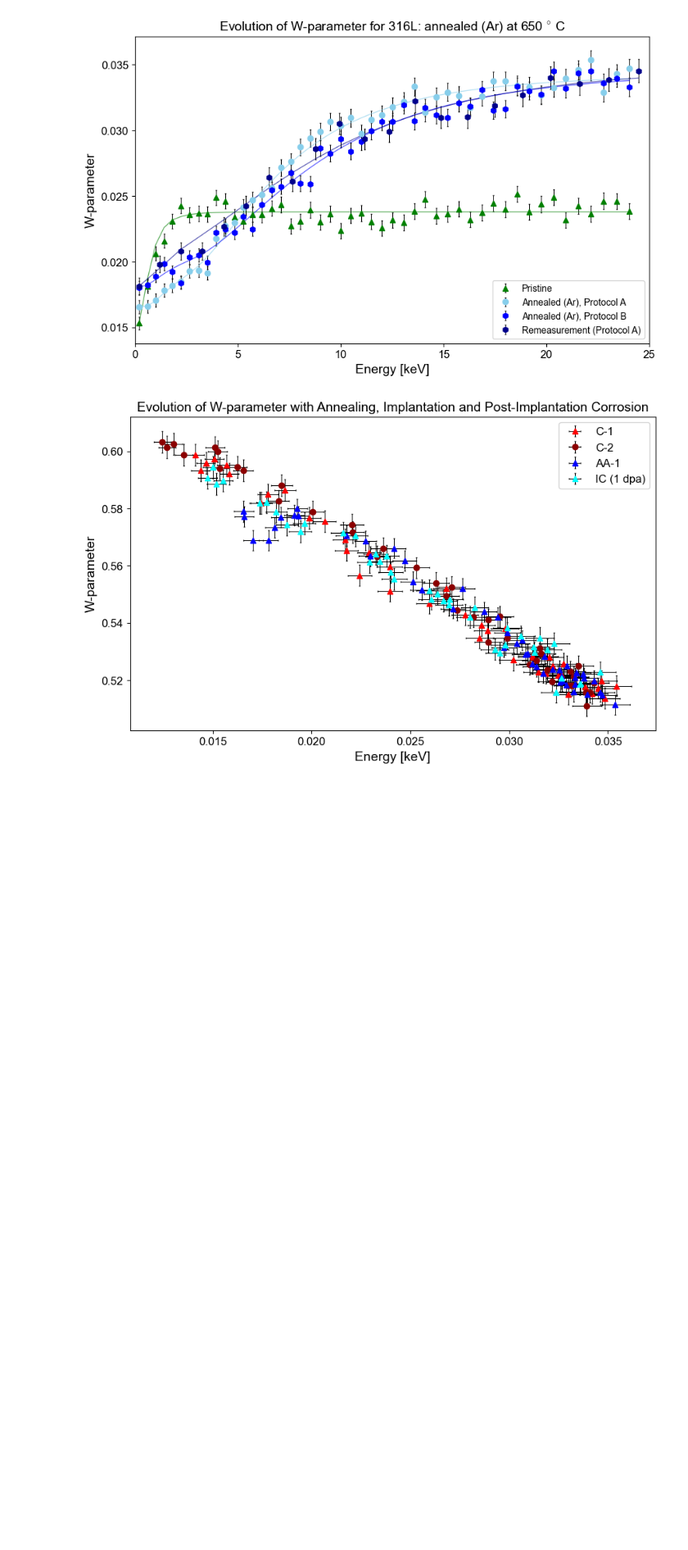
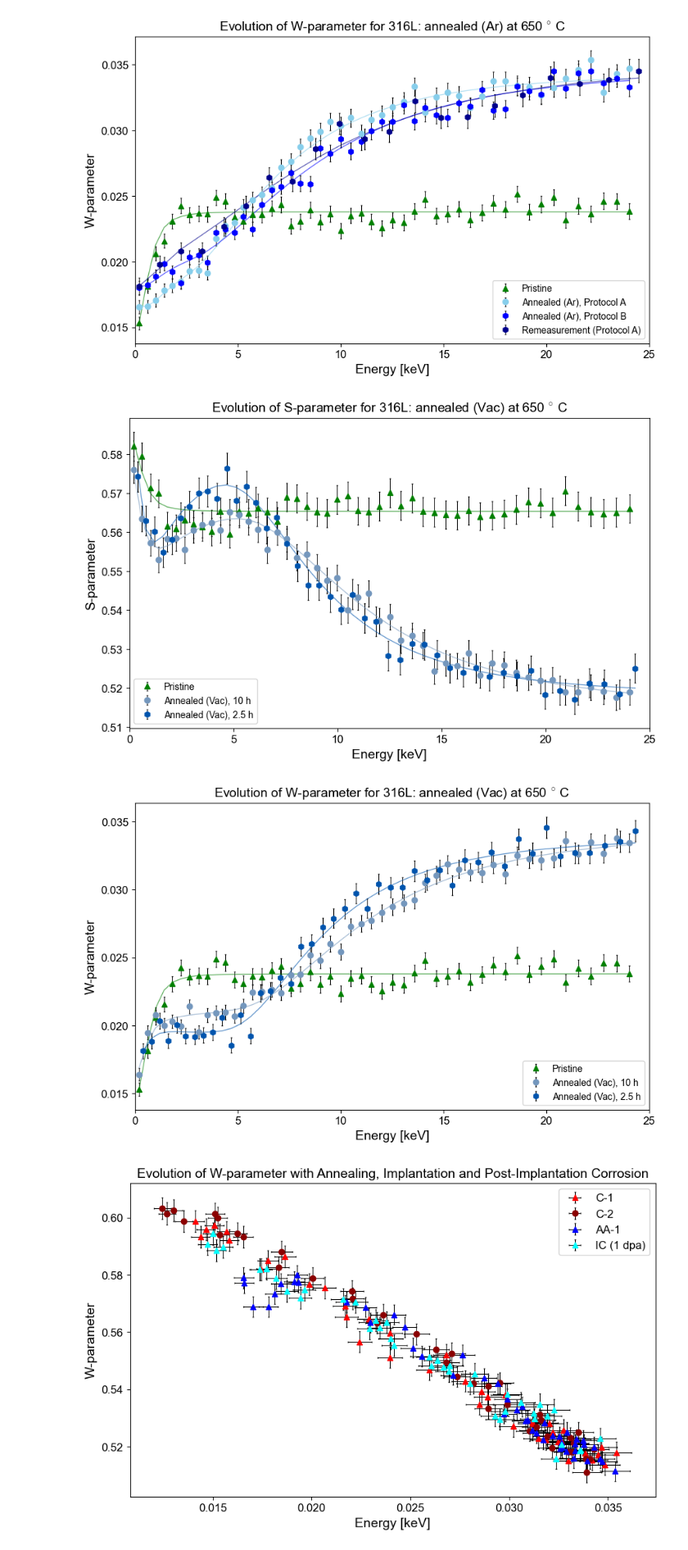
Before and after one commit to jeanvictorbendixenfm-web/Programming-PALS, a Jupyter notebook: PAS_analyzer.ipynb, the cells around one changed output. Shown at 82% size. Drawn from its saved outputs; the diff is of its cells as text; code cells hidden in the pictures; blank space fills up the shorter version.

```diff
--- a/PAS_analyzer.ipynb
+++ b/PAS_analyzer.ipynb
@@ -638,6 +638,70 @@ plt.show()
 # %% [output]
 [figure]
 [figure]
+# %%
+#Annealed, Corroded and Implanted
+
+plt.figure(figsize=(10, 6))
+#plt.errorbar(energy_316AA_1, s_316AA_1, yerr=s_error_316AA_1, fmt='o', label='Pristine', capsize=5, linestyle='-', color="blue", ecolor="black")
+plt.errorbar(energy_316NA_1, s_316NA_1, yerr=s_error_316NA_1, fmt='^', label='Pristine', capsize=1, color="green", ecolor="black")
+plt.errorbar(energy_316VA_1, s_316VA_1, yerr=s_error_316VA_1, fmt='o', label='Annealed (Vac), 10 h', capsize=1, color="#7497bd", ecolor="black")
+plt.errorbar(energy_316VA_2, s_316VA_2, yerr=s_error_316VA_2, fmt='h', label='Annealed (Vac), 2.5 h', capsize=1, color="#0054ad", ecolor="black")
+plt.plot(vepfit_data["P-1"]["Energy"], vepfit_data["P-1"]["S_fit"], linestyle="-",color="green",alpha=0.6, lw=1)
+plt.plot(vepfit_data["VA 10 h"]["Energy"], vepfit_data["VA 10 h"]["S_fit"], linestyle="-",color="#7497bd",alpha=0.6, lw=1)
+plt.plot(vepfit_data["VA 2.5 h"]["Energy"], vepfit_data["VA 2.5 h"]["S_fit"], linestyle="-",color="#0054ad",alpha=0.6, lw=1)
+
+# Samples used here:
+"P-1"
+"VA 10 h, 1"
+"VA 10 h, 2"
+# Information on vepfit results for this plot
+"VEPFIT P-1, $L_{+} = 2.58 \pm 0.76$ nm"
+"VEPFIT AA 10 h 1, $L_{+} = 141 \pm 4.07$ nm"
+"VEPFIT AA 10 h 2, $L_{+} = 183 \pm 6.92$ nm"
+"VEPFIT AA 10 h 3, $L_{+} = 85.8 \pm 2.71$ nm"
+
+
+plt.xlabel('Energy [keV]')
+plt.ylabel('S-parameter')
+plt.title(r'Evolution of S-parameter for 316L: annealed (Vac) at 650 $^{\circ}$ C')
+plt.legend(loc='lower left', fontsize='small')
+plt.xlim(0, 25)  # Adjust x-axis limits as needed
+plt.show()
+
+
+
+plt.figure(figsize=(10, 6))
+#plt.errorbar(energy_316AA_1, s_316AA_1, yerr=s_error_316AA_1, fmt='o', label='Pristine', capsize=5, linestyle='-', color="blue", ecolor="black")
+plt.errorbar(energy_316NA_1, w_316NA_1, yerr=w_error_316NA_1, fmt='^', label='Pristine', capsize=1, color="green", ecolor="black")
+plt.errorbar(energy_316VA_1, w_316VA_1, yerr=w_error_316VA_1, fmt='o', label='Annealed (Vac), 10 h', capsize=1, color="#7497bd", ecolor="black")
+plt.errorbar(energy_316VA_2, w_316VA_2, yerr=w_error_316VA_2, fmt='h', label='Annealed (Vac), 2.5 h', capsize=1, color="#0054ad", ecolor="black")
+plt.plot(vepfit_data["P-1"]["Energy"], vepfit_data["P-1"]["W_fit"], linestyle="-",color="green",alpha=0.6, lw=1)
+plt.plot(vepfit_data["VA 10 h"]["Energy"], vepfit_data["VA 10 h"]["W_fit"], linestyle="-",color="#7497bd",alpha=0.6, lw=1)
+plt.plot(vepfit_data["VA 2.5 h"]["Energy"], vepfit_data["VA 2.5 h"]["W_fit"], linestyle="-",color="#0054ad",alpha=0.6, lw=1)
+
+
+# Samples used here:
+"P-1"
+"AA 10 h 1"
+"AA 10 h 2"
+"AA 10 h 3"
+# Information on vepfit results for this plot
+"VEPFIT P-1, $L_{+} = 2.58 \pm 0.76$ nm"
+"VEPFIT AA 10 h 1, $L_{+} = 141 \pm 4.07$ nm"
+"VEPFIT AA 10 h 2, $L_{+} = 183 \pm 6.92$ nm"
+"VEPFIT AA 10 h 3, $L_{+} = 85.8 \pm 2.71$ nm"
+
+
+
+plt.xlabel('Energy [keV]')
+plt.ylabel('W-parameter')
+plt.title(r'Evolution of W-parameter for 316L: annealed (Vac) at 650 $^{\circ}$ C')
+plt.legend(loc='lower right', fontsize='small')
+plt.xlim(0, 25)  # Adjust x-axis limits as needed
+plt.show()
+# %% [output]
+[figure, added]
+[figure, added]
 # %%
 plt.figure(figsize=(10, 6))
 #plt.errorbar(energy_316AA_1, s_316AA_1, yerr=s_error_316AA_1, fmt='o', label='Pristine', capsize=5, linestyle='-', color="blue", ecolor="black")
```
Also changed, not shown: parts of 2 cells of this notebook, 2 other files.
